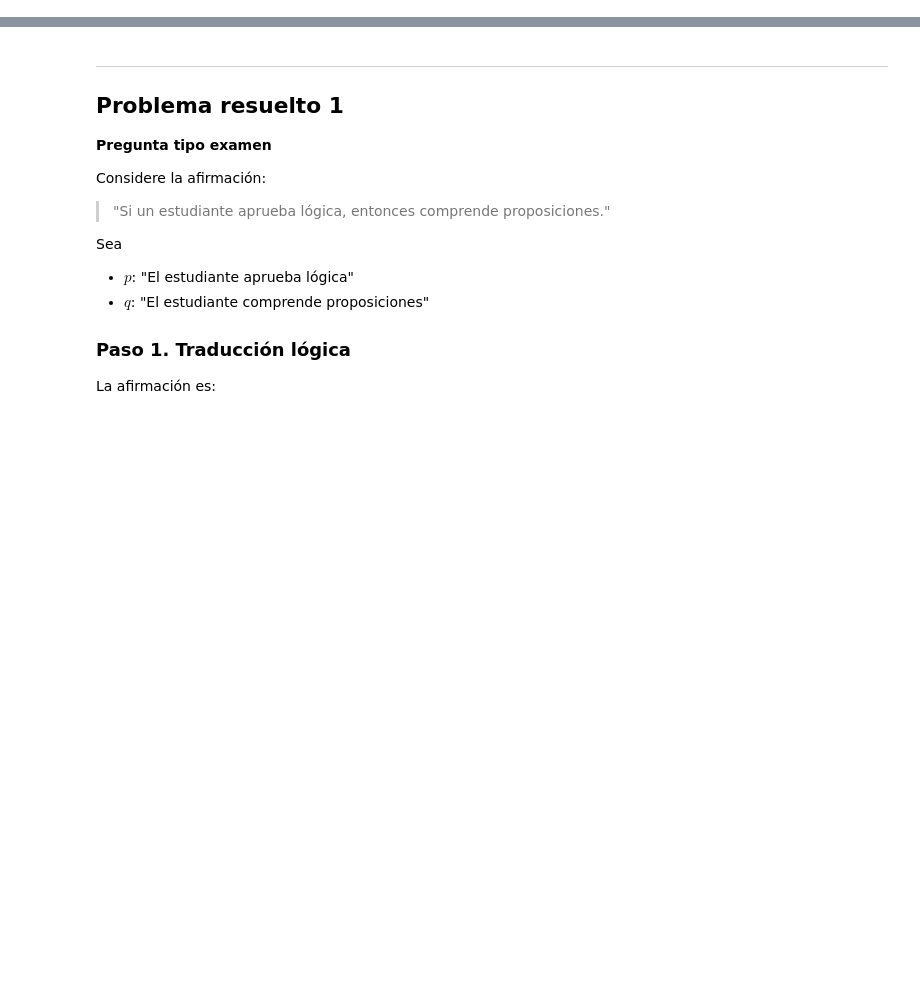
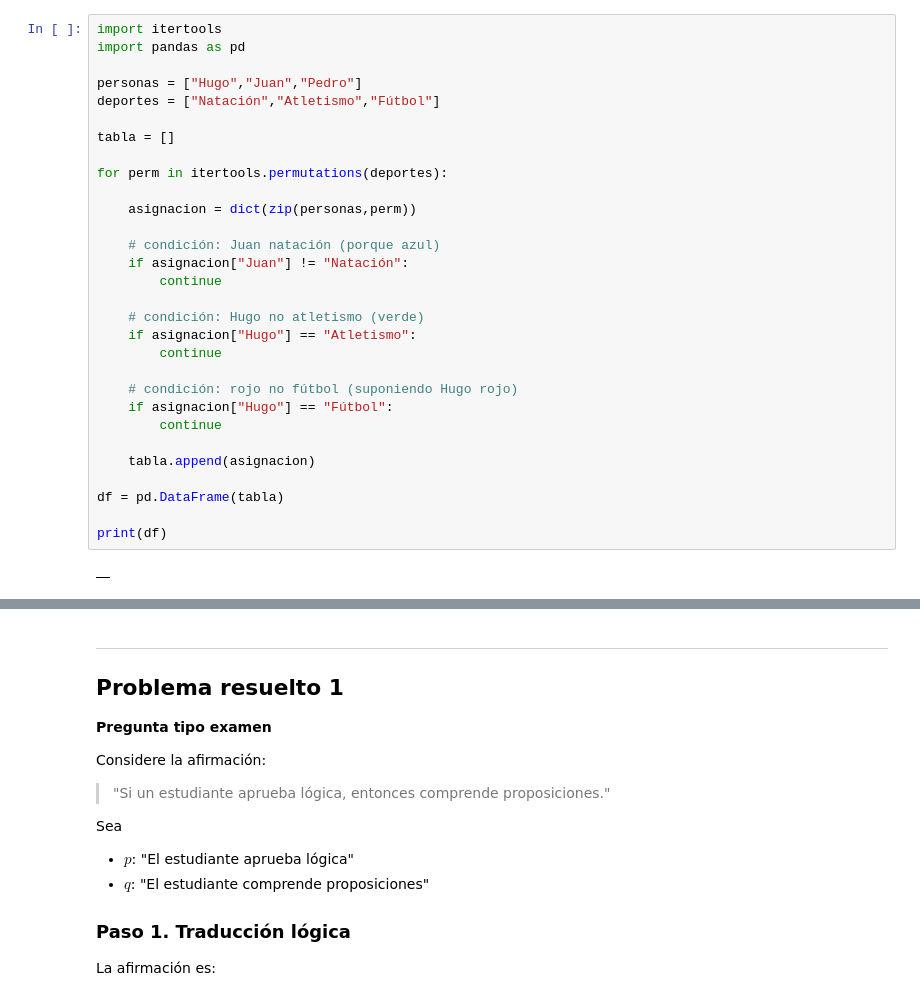
Before and after one commit to marco-canas/camino-udea, a Jupyter notebook: 3_lenguaje_proposicional/clase_01_diagnostico_y_analisis_del_lenguaje/clase1_lenguaje_proposicional.ipynb, the cells around one changed output, grey strips where cells are left out. Drawn from its saved outputs; the diff is of its cells as text; blank space fills up the shorter version.

```diff
--- a/3_lenguaje_proposicional/clase_01_diagnostico_y_analisis_del_lenguaje/clase1_lenguaje_proposicional.ipynb
+++ b/3_lenguaje_proposicional/clase_01_diagnostico_y_analisis_del_lenguaje/clase1_lenguaje_proposicional.ipynb
@@ -511,0 +666,32 @@ Esto te permitiría tener **todo el curso de preparación completamente estructu
+# %%
+import itertools
+import pandas as pd
+
+personas = ["Hugo","Juan","Pedro"]
+deportes = ["Natación","Atletismo","Fútbol"]
+
+tabla = []
+
+for perm in itertools.permutations(deportes):
+
+    asignacion = dict(zip(personas,perm))
+
+    # condición: Juan natación (porque azul)
+    if asignacion["Juan"] != "Natación":
+        continue
+
+    # condición: Hugo no atletismo (verde)
+    if asignacion["Hugo"] == "Atletismo":
+        continue
+
+    # condición: rojo no fútbol (suponiendo Hugo rojo)
+    if asignacion["Hugo"] == "Fútbol":
+        continue
+
+    tabla.append(asignacion)
+
+df = pd.DataFrame(tabla)
+
+print(df)
+# %% [output]
+|  |
```
Also changed, not shown: parts of 58 cells of this notebook, 3 other files.
